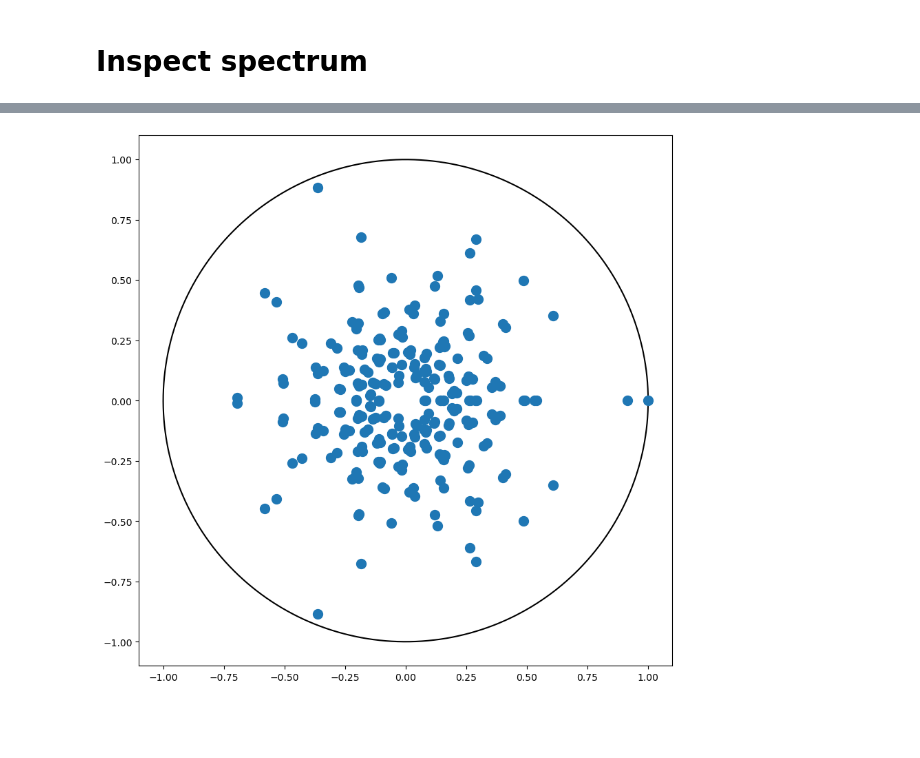
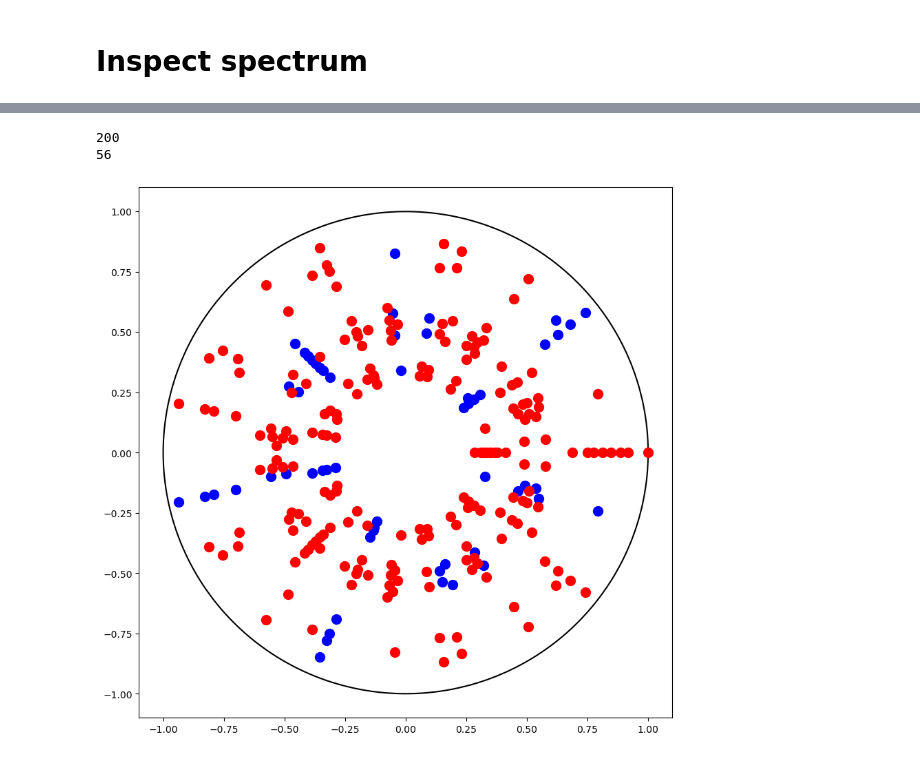
Before and after one commit to KristianWold/eddqc, a Jupyter notebook: analysis/experiments/tomography_addendum/test.ipynb, the cells around one changed output, grey strips where cells are left out. Saved outputs shown, nothing was run; the diff lists cells and outputs as text; code cells hidden in the pictures; blank space fills up the shorter version.

```diff
--- a/analysis/experiments/tomography_addendum/test.ipynb
+++ b/analysis/experiments/tomography_addendum/test.ipynb
@@ -181,15 +186,26 @@ plt.imshow(csr_coat)
-# %%
-circuit_target = integrable_circuit_tuned(5, 50, 1/8)
-U = Operator(circuit_target).data
-
-kraus_map = isomery_to_kraus(U, 2)
-#kraus_chaos = KrausMap(2**4, rank=10)
-#kraus_map = DilutedChannel(kraus_map, kraus_chaos, 0.1)
-
-spectrum = channel_spectrum(kraus_map)
-spectrum.plot_circle()
-spectrum.plot()
-
-plt.show()
-# %% [output]
-[figure, removed]
+# %%
+circuit_target = integrable_circuit_tuned(5, 10, 1/2)
+U = Operator(circuit_target).data
+
+kraus_map = isomery_to_kraus(U, 2)
+
+SO = kraus_map.superoperator
+
+eig, vec = np.linalg.eig(SO)
+
+parity,_ = calculate_expected_parity(vec)
+
+spectrum_pos = Spectrum(eig[parity])
+spectrum_neg = Spectrum(eig[~parity])
+print(len(eig[~parity]))
+print(len(eig[parity]))
+# %% [output]
+200
+56
+# %%
+spectrum_pos.plot_circle()
+spectrum_pos.plot("bo")
+spectrum_neg.plot("ro")
+plt.show()
+# %% [output]
+[figure, added]
```
Also changed, not shown: parts of 18 cells of this notebook, 33 other files.
